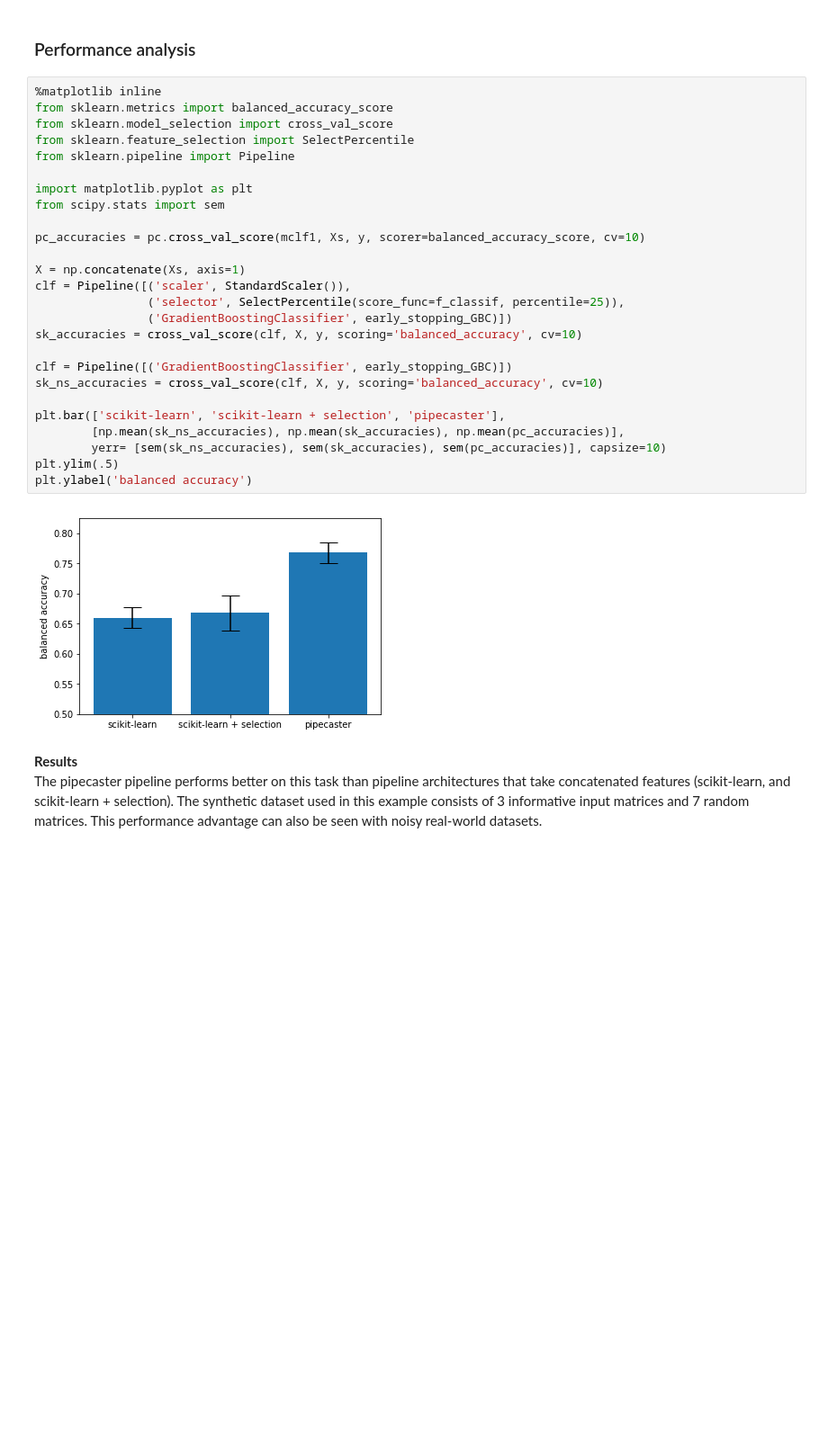
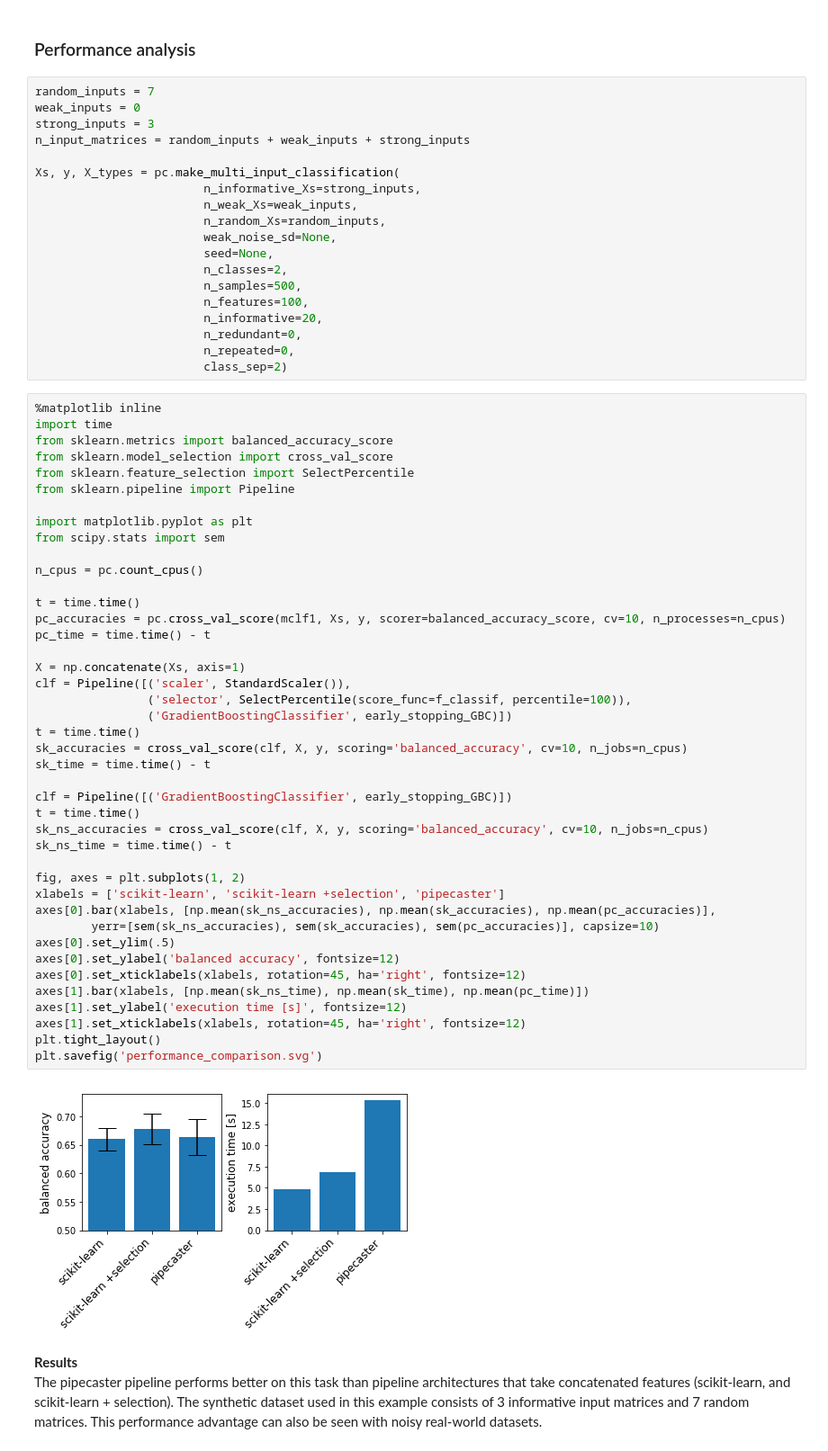
Before and after one commit to ajcallegari/scikit-multichannel, a Jupyter notebook: tutorial.ipynb, the cells around one changed output. Shown: that part at 90% size. Saved outputs shown, nothing was run; the diff lists cells and outputs as text; blank space fills up the shorter version.

```diff
--- a/tutorial.ipynb
+++ b/tutorial.ipynb
@@ -109,34 +109,69 @@ df
 * MultichannelPredictor appears in brackets followed by 'tr' to indicate that it has been wrapped to provide a transform() method that predictors ordinarily lacks.
 # %% [markdown]
 ### Performance analysis
+# %%
+random_inputs = 7
+weak_inputs = 0
+strong_inputs = 3
+n_input_matrices = random_inputs + weak_inputs + strong_inputs
+
+Xs, y, X_types = pc.make_multi_input_classification(
+                        n_informative_Xs=strong_inputs,
+                        n_weak_Xs=weak_inputs,
+                        n_random_Xs=random_inputs,
+                        weak_noise_sd=None,
+                        seed=None,
+                        n_classes=2,
+                        n_samples=500,
+                        n_features=100,
+                        n_informative=20,
+                        n_redundant=0,
+                        n_repeated=0,
+                        class_sep=2)
 # %%
 %matplotlib inline
+import time
 from sklearn.metrics import balanced_accuracy_score
 from sklearn.model_selection import cross_val_score
 from sklearn.feature_selection import SelectPercentile
 from sklearn.pipeline import Pipeline
 
 import matplotlib.pyplot as plt
 from scipy.stats import sem
 
-pc_accuracies = pc.cross_val_score(mclf1, Xs, y, scorer=balanced_accuracy_score, cv=10)
+n_cpus = pc.count_cpus()
+
+t = time.time()
+pc_accuracies = pc.cross_val_score(mclf1, Xs, y, scorer=balanced_accuracy_score, cv=10, n_processes=n_cpus)
+pc_time = time.time() - t
 
 X = np.concatenate(Xs, axis=1)
 clf = Pipeline([('scaler', StandardScaler()),
-                ('selector', SelectPercentile(score_func=f_classif, percentile=25)),
+                ('selector', SelectPercentile(score_func=f_classif, percentile=100)),
                 ('GradientBoostingClassifier', early_stopping_GBC)])
-sk_accuracies = cross_val_score(clf, X, y, scoring='balanced_accuracy', cv=10)
+t = time.time()
+sk_accuracies = cross_val_score(clf, X, y, scoring='balanced_accuracy', cv=10, n_jobs=n_cpus)
+sk_time = time.time() - t
 
 clf = Pipeline([('GradientBoostingClassifier', early_stopping_GBC)])
-sk_ns_accuracies = cross_val_score(clf, X, y, scoring='balanced_accuracy', cv=10)
+t = time.time()
+sk_ns_accuracies = cross_val_score(clf, X, y, scoring='balanced_accuracy', cv=10, n_jobs=n_cpus)
+sk_ns_time = time.time() - t
 
-plt.bar(['scikit-learn', 'scikit-learn + selection', 'pipecaster'],
-        [np.mean(sk_ns_accuracies), np.mean(sk_accuracies), np.mean(pc_accuracies)],
-        yerr= [sem(sk_ns_accuracies), sem(sk_accuracies), sem(pc_accuracies)], capsize=10)
-plt.ylim(.5)
-plt.ylabel('balanced accuracy')
+fig, axes = plt.subplots(1, 2)
+xlabels = ['scikit-learn', 'scikit-learn +selection', 'pipecaster']
+axes[0].bar(xlabels, [np.mean(sk_ns_accuracies), np.mean(sk_accuracies), np.mean(pc_accuracies)],
+        yerr=[sem(sk_ns_accuracies), sem(sk_accuracies), sem(pc_accuracies)], capsize=10)
+axes[0].set_ylim(.5)
+axes[0].set_ylabel('balanced accuracy', fontsize=12)
+axes[0].set_xticklabels(xlabels, rotation=45, ha='right', fontsize=12)
+axes[1].bar(xlabels, [np.mean(sk_ns_time), np.mean(sk_time), np.mean(pc_time)])
+axes[1].set_ylabel('execution time [s]', fontsize=12)
+axes[1].set_xticklabels(xlabels, rotation=45, ha='right', fontsize=12)
+plt.tight_layout()
+plt.savefig('performance_comparison.svg')
 # %% [output]
-[figure, old version]
+[figure, new version]
 # %% [markdown]
 **Results**
 The pipecaster pipeline performs better on this task than pipeline architectures that take concatenated features (scikit-learn, and scikit-learn + selection).  The synthetic dataset used in this example consists of 3 informative input matrices and 7 random matrices.  This performance advantage can also be seen with noisy real-world datasets.
```
Also changed, not shown: parts of 13 cells of this notebook, 7 other files.
